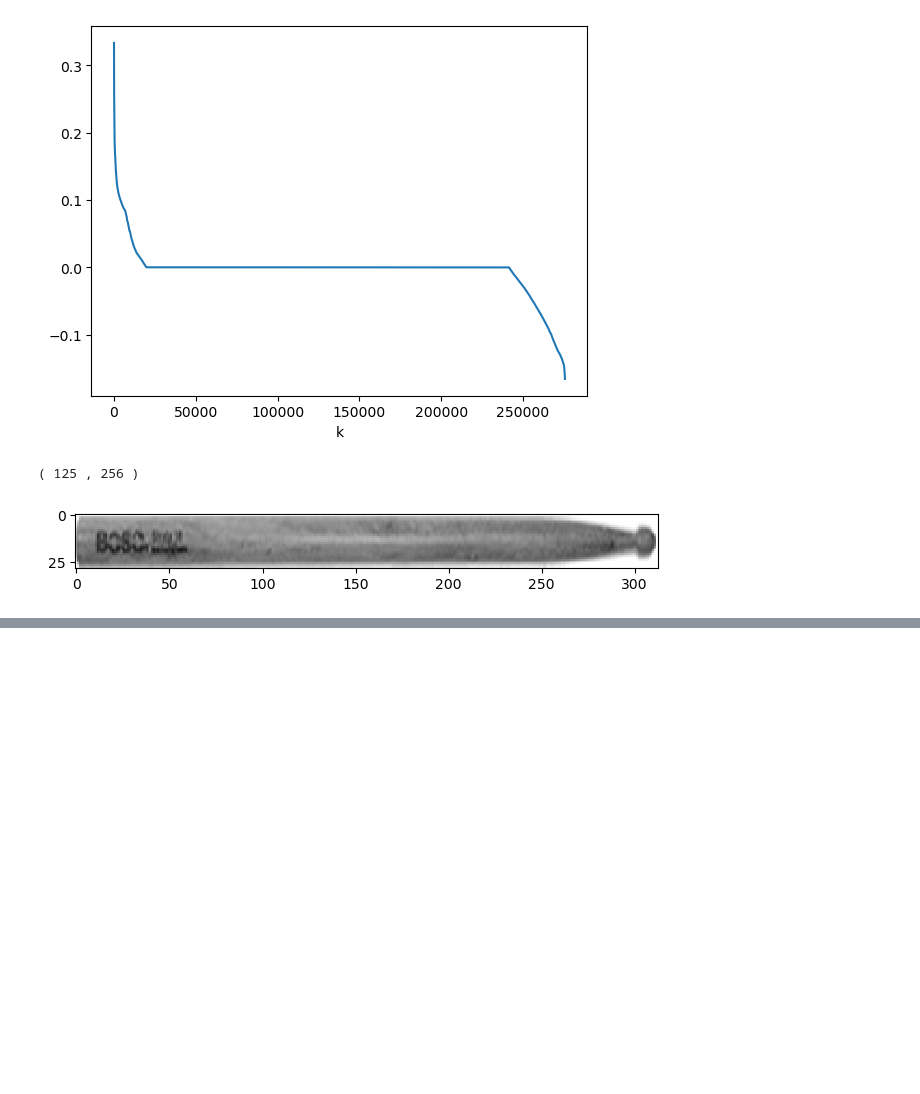
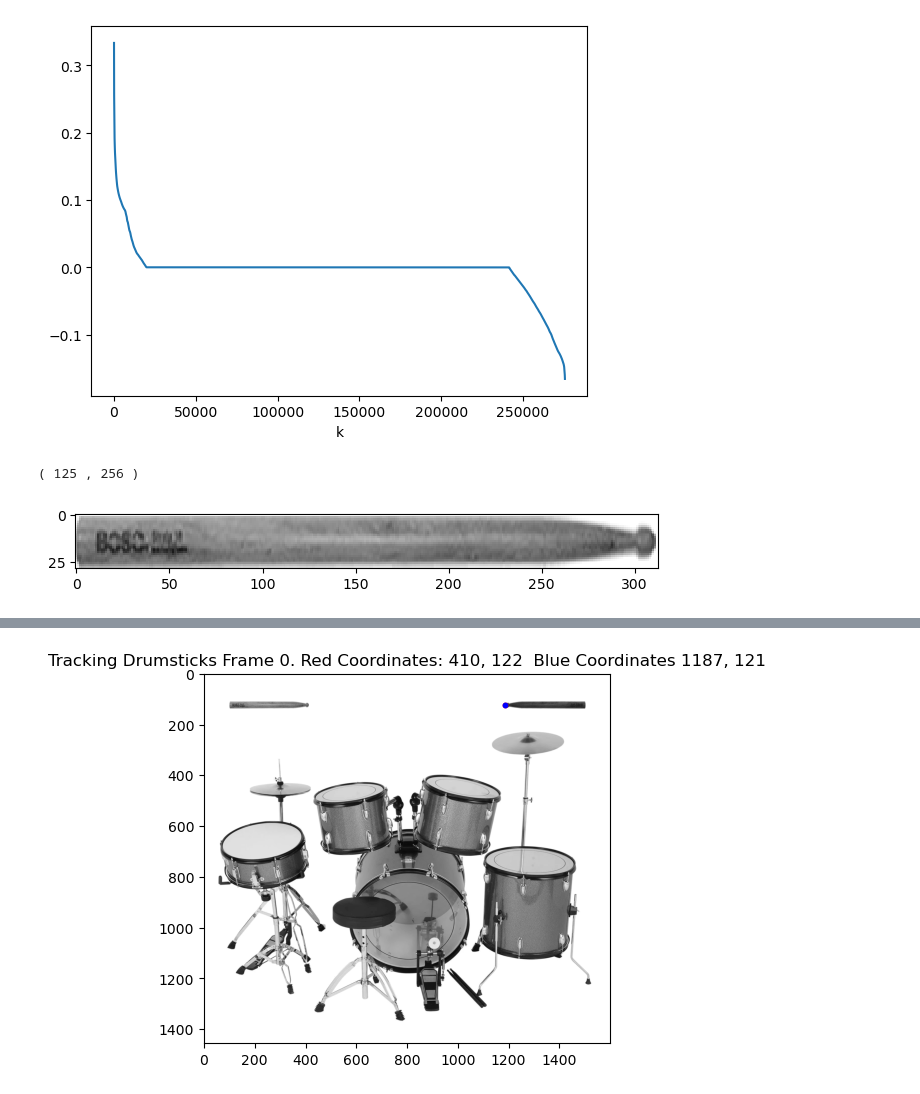
Before and after one commit to jessie-kong/Virtual-Drum-Kit, a Jupyter notebook: main.ipynb, the cells around one changed output, grey strips where cells are left out. Cells and saved outputs as stored; diff of their text form; code cells hidden in the pictures; blank space fills up the shorter version.

```diff
--- a/main.ipynb
+++ b/main.ipynb
@@ -781,0 +723,3 @@ plt.show()
+# %%
+#get light drumstick location
+light_drumtip_locations = get_locations_by_frame(images, light_y_val, light_x_val)
@@ -781,0 +767,3 @@ plt.show()
+# %%
+#get dark drumstick location
+dark_drumtip_locations = get_locations_by_frame(images, dark_y_val, dark_x_val)
@@ -781,0 +788,9 @@ plt.show()
+# %%
+#display the point detected
+plt.imshow(images[0], cmap='gray')
+plt.scatter(light_drumtip_locations[0][1],light_drumtip_locations[0][0], c='r', s=10)
+plt.scatter( dark_drumtip_locations[0][1],dark_drumtip_locations[0][0], c='b', s=10)
+plt.title('Tracking Drumsticks Frame 0. Red Coordinates: 410, 122  Blue Coordinates 1187, 121')
+plt.show()
+# %% [output]
+[figure, added]
```
Also changed, not shown: parts of 19 cells of this notebook.
